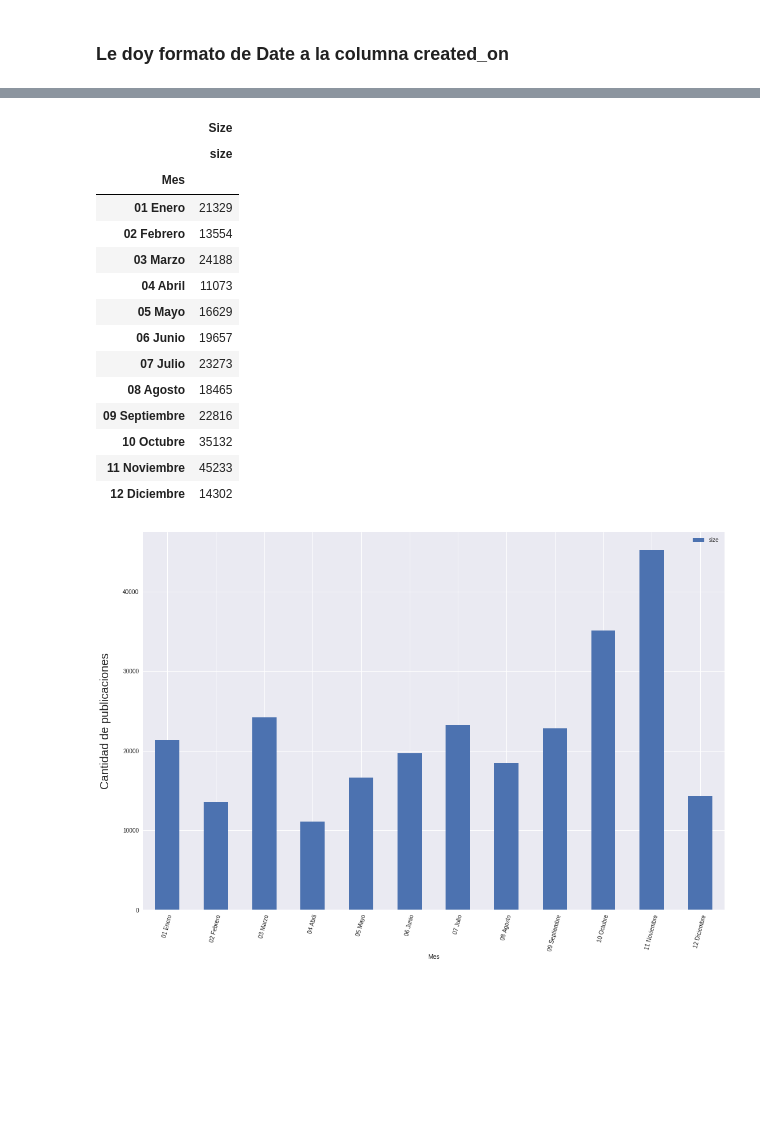
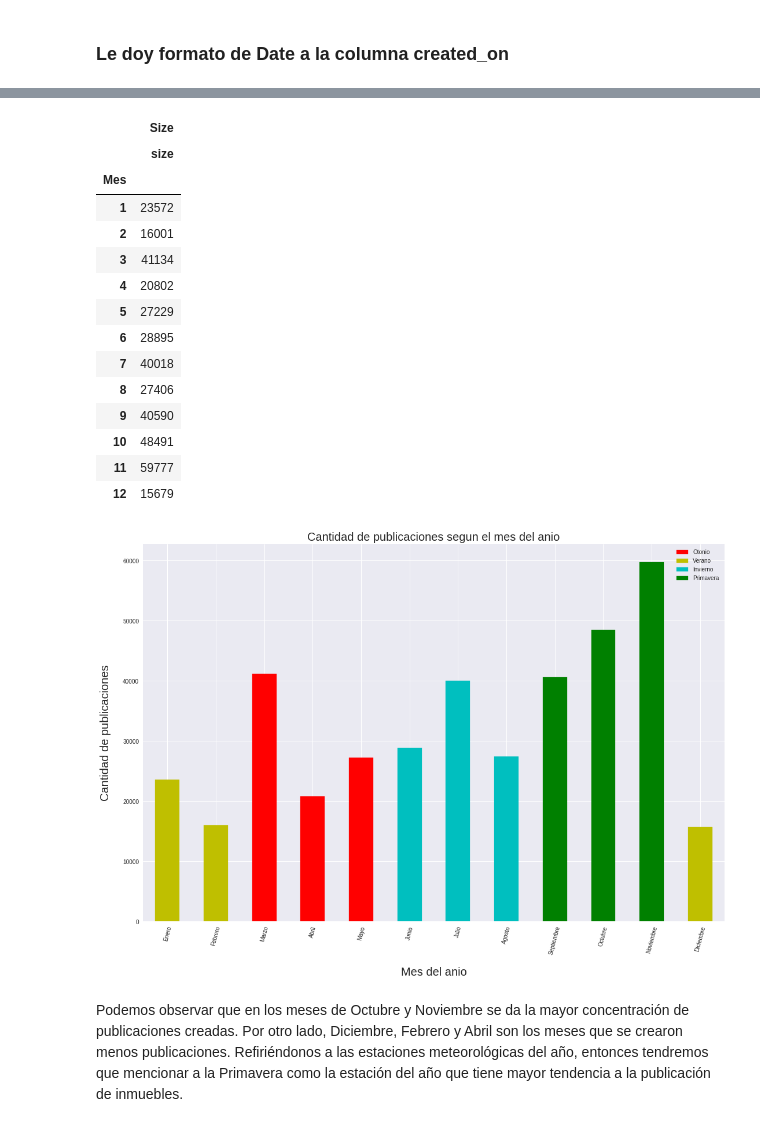
Before and after one commit to nicolaslongo/datos-TP1, a Jupyter notebook: Cantidad de publicaciones por mes.ipynb, the cells around one changed output, grey strips where cells are left out. Drawn from its saved outputs; the diff is of its cells as text; code cells hidden in the pictures; blank space fills up the shorter version.

```diff
--- a/Cantidad de publicaciones por mes.ipynb
+++ b/Cantidad de publicaciones por mes.ipynb
@@ -15,10 +15,12 @@ pev3 = pd.read_csv('properties/properati-AR-2016-07-01-properties-sell.csv')
 pev4 = pd.read_csv('properties/properati-AR-2016-03-01-properties-sell-six_months.csv')
 pev5 = pd.read_csv('properties/properati-AR-2014-12-01-properties-sell.csv')
 pev6 = pd.read_csv('properties/properati-AR-2013-12-01-properties-sell.csv')
+pev7 = pd.read_csv('properties/properati-AR-2015-12-01-properties-sell.csv')
 # %%
 pevconc = pd.concat([pev2,pev3]).drop_duplicates().reset_index(drop=True)
 pevconc = pd.concat([pevconc, pev4]).drop_duplicates().reset_index(drop=True)
 pevconc = pd.concat([pevconc, pev5]).drop_duplicates().reset_index(drop=True)
+pevconc = pd.concat([pevconc, pev7]).drop_duplicates().reset_index(drop=True)
 pev = pd.concat([pevconc, pev6]).drop_duplicates().reset_index(drop=True)
 pev.info()
 # %% [output]
@@ -45,6 +47,7 @@ memory usage: 56.7+ MB
 #Convertiremos la fecha de publicación
 #Agregamos las series año y mes como columnas
 
+#Esta función no la uso. habría que borrarla
 def numero_de_mes_a_nombre(x):
     if x.month == 1: return '01 Enero'
     if x.month == 2: return '02 Febrero'
@@ -62,7 +65,8 @@ def numero_de_mes_a_nombre(x):
 import calendar
 pev['Date'] = pd.to_datetime(pev['created_on'])
 pev['Año'] = pev['Date'].map(lambda x:x.year)
-pev['Mes'] = pev['Date'].map(numero_de_mes_a_nombre)
+#pev['Mes'] = pev['Date'].map(numero_de_mes_a_nombre)
+pev['Mes'] = pev['Date'].map(lambda x:x.month)
 pev.describe()
 # %% [output]
 |  | floor | geonames_id | lat | lon | price | price_aprox_local_currency | price_aprox_usd | price_per_m2 | ... |
@@ -92,15 +95,15 @@ cant_por_mes.head(15)
 |  | Size |
 |  | size |
 | Mes |  |
-| 01 Enero | 21329 |
-| 02 Febrero | 13554 |
-| 03 Marzo | 24188 |
-| 04 Abril | 11073 |
-| 05 Mayo | 16629 |
-| 06 Junio | 19657 |
-| 07 Julio | 23273 |
-| 08 Agosto | 18465 |
-| 09 Septiembre | 22816 |
-| 10 Octubre | 35132 |
-| 11 Noviembre | 45233 |
-| 12 Diciembre | 14302 |
+| 1 | 23572 |
+| 2 | 16001 |
+| 3 | 41134 |
+| 4 | 20802 |
+| 5 | 27229 |
+| 6 | 28895 |
+| 7 | 40018 |
+| 8 | 27406 |
+| 9 | 40590 |
+| 10 | 48491 |
+| 11 | 59777 |
+| 12 | 15679 |
@@ -107,9 +112,25 @@ cant_por_mes.head(15)
 # %%
 f= plt.figure()
 ax = cant_por_mes['Size'].plot(kind='bar', rot=75, figsize=(18,12), ax=f.gca())
 ax.set_ylabel('Cantidad de publicaciones',size=20.0,labelpad=20.0);
-#ax.set_xlabel('Mes del año',size=20.0,labelpad=20.0);
-#ax.set_title('Cantidad de publicaciones segun el mes del año',size=20.0)
+ax.set_xlabel('Mes del anio',size=20.0,labelpad=20.0);
+ax.set_title('Cantidad de publicaciones segun el mes del anio',size=20.0)
+#color para cada estación del año
+yellow_patch = mpatches.Patch(color='y', label='Verano')
+red_patch = mpatches.Patch(color='r', label='Otonio')
+cyan_patch = mpatches.Patch(color='c', label='Invierno')
+green_patch = mpatches.Patch(color='g', label='Primavera')
+plt.legend(handles=[red_patch,yellow_patch,cyan_patch,green_patch])
+#coloreo cada columna según la estación del año
+ax.get_children()[0].set_color('y');ax.get_children()[1].set_color('y');ax.get_children()[2].set_color('r')
+ax.get_children()[3].set_color('r');ax.get_children()[4].set_color('r');ax.get_children()[5].set_color('c')
+ax.get_children()[6].set_color('c');ax.get_children()[7].set_color('c');ax.get_children()[8].set_color('g')
+ax.get_children()[9].set_color('g');ax.get_children()[10].set_color('g');ax.get_children()[11].set_color('y')
+
+ax.set_xticklabels(['Enero','Febrero','Marzo','Abril','Mayo','Junio','Julio','Agosto','Septiembre',\
+                    'Octubre','Noviembre','Diciembre'])
 plt.show()
 # %% [output]
-[figure, old version]
+[figure, new version]
+# %% [markdown]
+Podemos observar que en los meses de Octubre y Noviembre se da la mayor concentración de publicaciones creadas. Por otro lado, Diciembre, Febrero y Abril son los meses que se crearon menos publicaciones. Refiriéndonos a las estaciones meteorológicas del año, entonces tendremos que mencionar a la Primavera como la estación del año que tiene mayor tendencia a la publicación de inmuebles.
```
Also changed, not shown: parts of 5 cells of this notebook, 2 other files.
